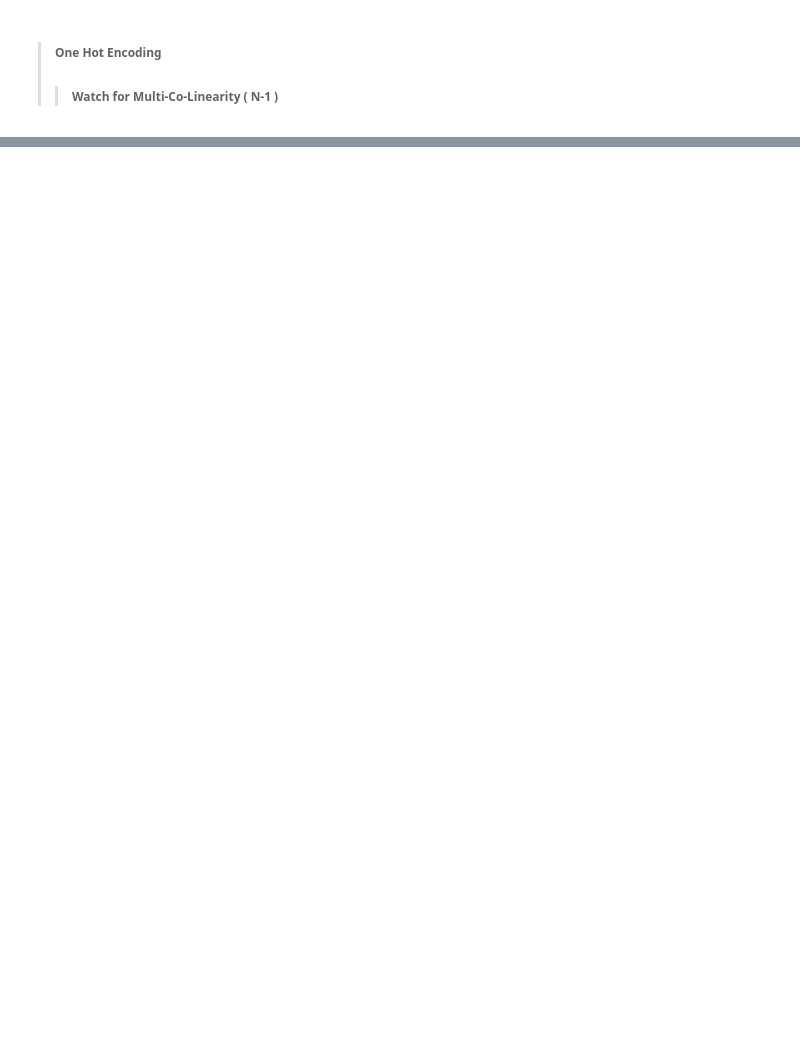
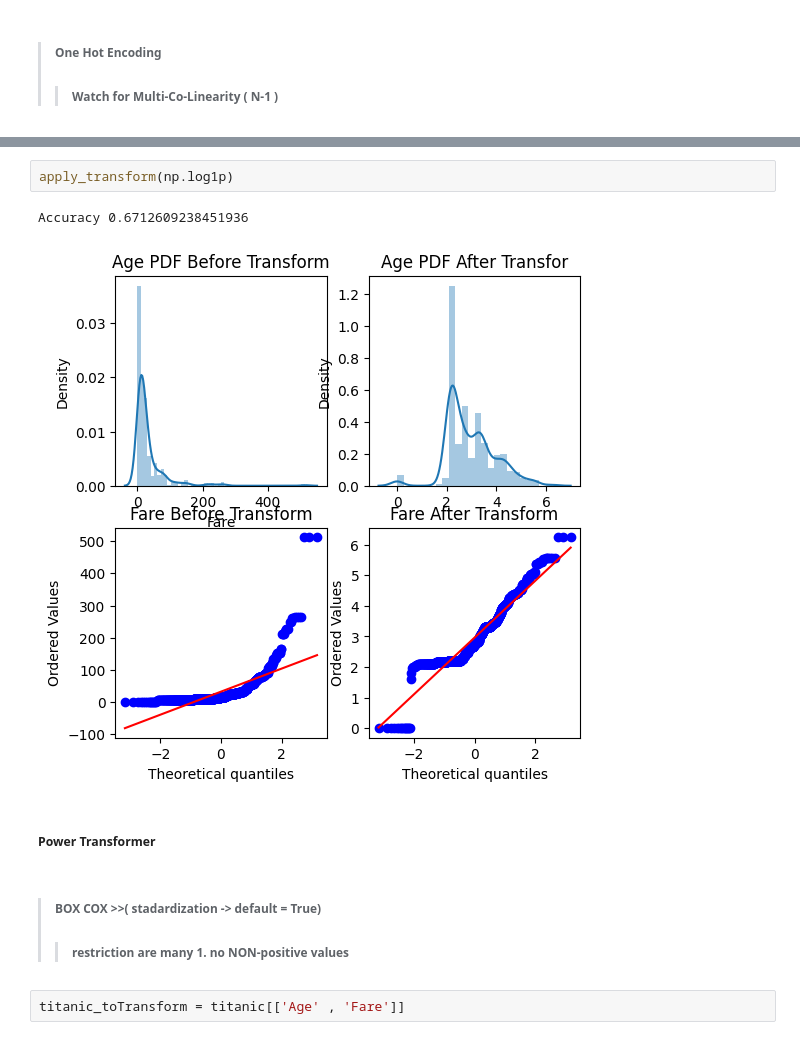
Before and after one commit to vaibhaVishwakarma/myML, a Jupyter notebook: EDA.ipynb, the cells around one changed output, grey strips where cells are left out. Saved outputs shown, nothing was run; the diff lists cells and outputs as text; blank space fills up the shorter version.

Commit message:
Power Trans-forms

```diff
--- a/EDA.ipynb
+++ b/EDA.ipynb
@@ -398,0 +552,12 @@ edu.sample(5)
+# %%
+apply_transform(np.log1p)
+# %% [output]
+Accuracy 0.6712609238451936
+[figure, added]
+# %% [markdown]
+##### Power Transformer
+# %% [markdown]
+> ###### BOX COX     >>( stadardization -> default = True)
+>> ###### restriction are many 1. no NON-positive values
+# %%
+titanic_toTransform = titanic[['Age' , 'Fare']]
```
Also changed, not shown: parts of 46 cells of this notebook, 2 other files.
